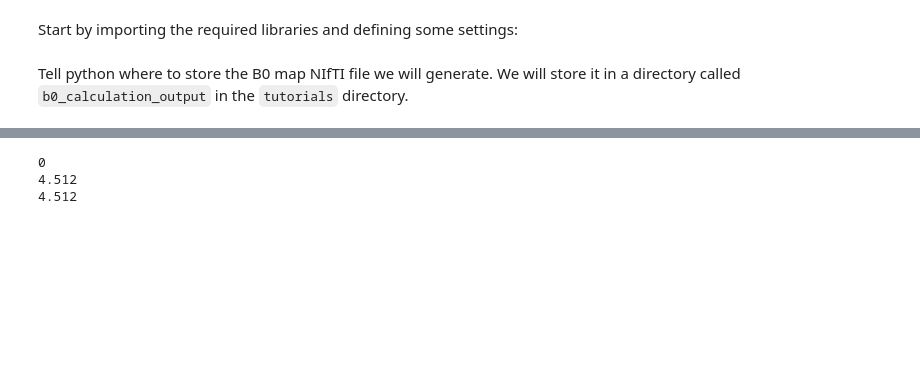
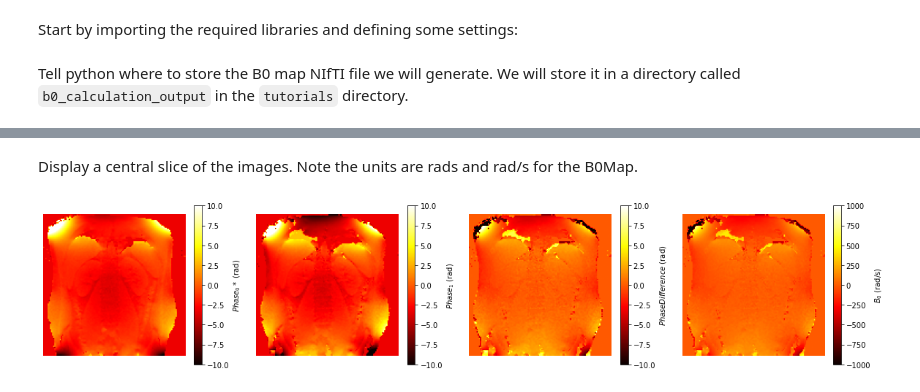
Before and after one commit to UKRIN-MAPS/ukat, a Jupyter notebook: tutorials/b0_calculation.ipynb, the cells around one changed output, grey strips where cells are left out. Drawn from its saved outputs; the diff is of its cells as text; code cells hidden in the pictures; blank space fills up the shorter version.

```diff
--- a/tutorials/b0_calculation.ipynb
+++ b/tutorials/b0_calculation.ipynb
@@ -85 +30,5 @@ output_paths_wraparound = [OUTPUT_PATH_PHILIPS_WRAPAROUND, OUTPUT_PATH_GE_WRAPAR
+# %%
+# Fetch test data
+magnitude, phase, affine, te = fetch.b0_philips(2)
+te = te * 1000  # convert TEs to ms
 # %% [markdown]
@@ -184,12 +36,40 @@ fig2.colorbar(im3, ax=axes2[2])
-# %%
-import numpy as np
-a = 4.512
-b = 2*np.pi
-const = int(a/b)
-print(const)
-print(a - const*b)
-print(a%b)
-# %% [output]
-0
-4.512
-4.512
+# %%
+# Initialise B0 mapping object
+mapper_B0 = B0(phase, te, unwrap='True')
+
+first_echo = mapper_B0.phase0
+second_echo = mapper_B0.phase1
+difference_echos = mapper_B0.phase_difference
+b0map = mapper_B0.b0_map
+# %% [markdown]
+Display a central slice of the images. Note the units are rads and rad/s for the B0Map.
+# %%
+fig, (ax1, ax2, ax3, ax4) = plt.subplots(1, 4, figsize=(20, 4))
+
+# Display a central slice of Phase Echo 1
+im = ax1.imshow(np.rot90(first_echo[:, :, 4]), cmap='hot', clim=(-10, 10))
+cb = fig.colorbar(im, ax=ax1)
+cb.set_label('$Phase_0*$ (rad)')
+ax1.axis('off')
+
+# Display a central slice of Phase Echo 2
+im = ax2.imshow(np.rot90(second_echo[:, :, 4]), cmap='hot', clim=(-10, 10))
+cb = fig.colorbar(im, ax=ax2)
+cb.set_label('$Phase_1$ (rad)')
+ax2.axis('off')
+
+# Display the difference between the two Phase Echoes
+im = ax3.imshow(np.rot90(difference_echos[:, :, 4]), cmap='hot', clim=(-10, 10))
+cb = fig.colorbar(im, ax=ax3)
+cb.set_label('$Phase Difference$ (rad)')
+ax3.axis('off')
+
+# Display the resulting B0 Map
+im = ax4.imshow(np.rot90(b0map[:, :, 4]), cmap='hot', clim=(-1000, 1000))
+cb = fig.colorbar(im, ax=ax4)
+cb.set_label('$B_0$ (rad/s)')
+ax4.axis('off')
+
+plt.show()
+# %% [output]
+[figure, added]
```
Also changed, not shown: parts of 16 cells of this notebook, 4 other files.
